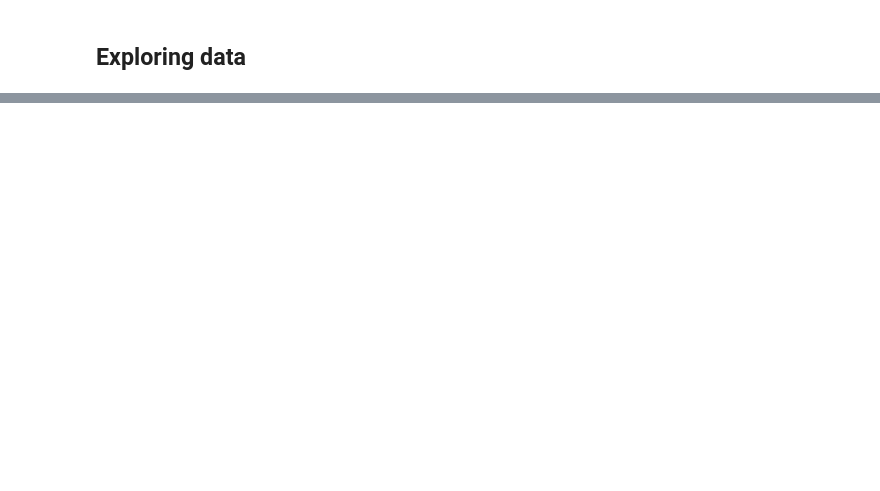
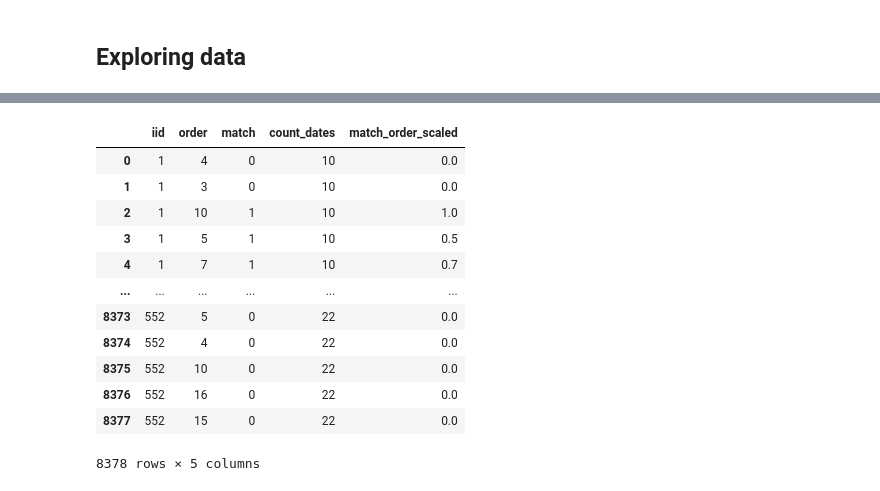
Before and after one commit to Mathias-Samson/Data_Science_Full_Stack_03-24, a Jupyter notebook: 01_EDA_Tinder/Speed_Dating_Deliverable_01.ipynb, the cells around one changed output, grey strips where cells are left out. Cells and saved outputs as stored; diff of their text form; code cells hidden in the pictures; blank space fills up the shorter version.

```diff
--- a/01_EDA_Tinder/Speed_Dating_Deliverable_01.ipynb
+++ b/01_EDA_Tinder/Speed_Dating_Deliverable_01.ipynb
@@ -352,0 +391,6 @@ data_attractiveness
+# %%
+# Initial dataset
+test = dataset.copy()
+test = test.loc[:,["iid","order","match"]]
+print(f"amount of matches is : {test["match"].value_counts()}")
+test.head()
@@ -352,0 +408,4 @@ data_attractiveness
+# %%
+count_dates = test["iid"].value_counts()
+test["count_dates"] = test["iid"].map(count_dates)
+test.head()
@@ -352,0 +419,18 @@ data_attractiveness
+# %%
+# Exploring angle of proportional order when having a match for each candidate
+test["match_order_scaled"] = test.apply(lambda row : row["order"]/row["count_dates"] if row["match"] > 0 else 0, axis=1)
+test
+# %% [output]
+|  | iid | order | match | count_dates | match_order_scaled |
+| 0 | 1 | 4 | 0 | 10 | 0.0 |
+| 1 | 1 | 3 | 0 | 10 | 0.0 |
+| 2 | 1 | 10 | 1 | 10 | 1.0 |
+| 3 | 1 | 5 | 1 | 10 | 0.5 |
+| 4 | 1 | 7 | 1 | 10 | 0.7 |
+| ... | ... | ... | ... | ... | ... |
+| 8373 | 552 | 5 | 0 | 22 | 0.0 |
+| 8374 | 552 | 4 | 0 | 22 | 0.0 |
+| 8375 | 552 | 10 | 0 | 22 | 0.0 |
+| 8376 | 552 | 16 | 0 | 22 | 0.0 |
+| 8377 | 552 | 15 | 0 | 22 | 0.0 |
+8378 rows × 5 columns
```
Also changed, not shown: parts of 72 cells of this notebook.
